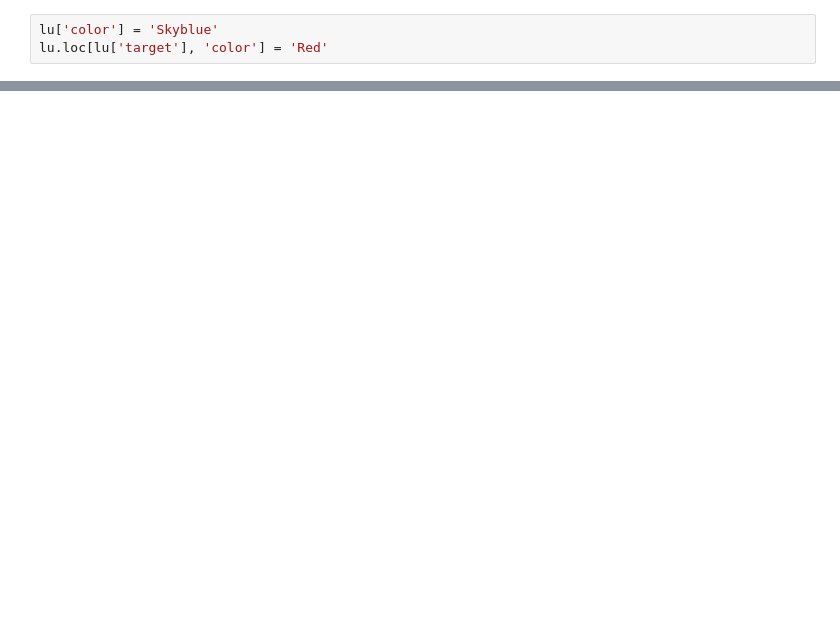
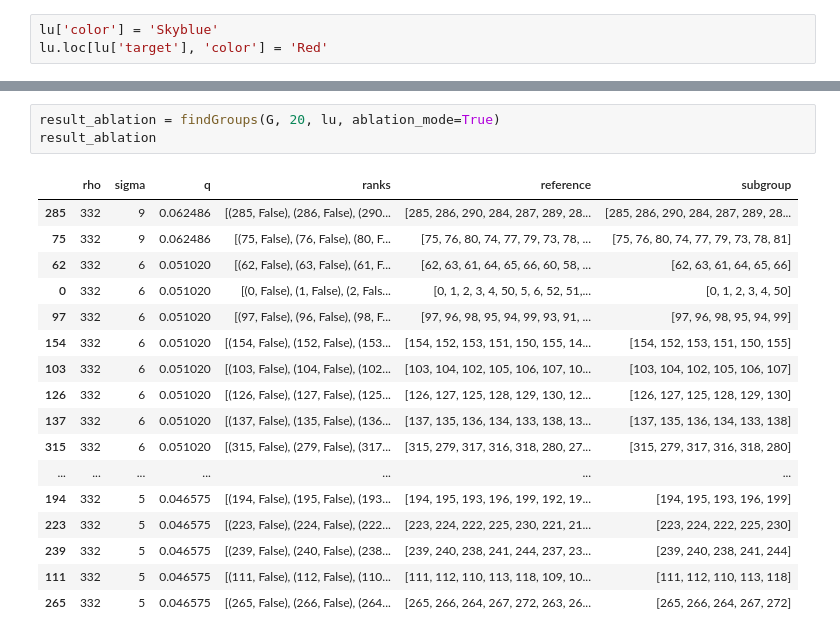
Before and after one commit to Michael-van-Vianen/TUEEMM-MTV, a Jupyter notebook: David_chemistry.ipynb, the cells around one changed output, grey strips where cells are left out. Drawn from its saved outputs; the diff is of its cells as text; blank space fills up the shorter version.

```diff
--- a/David_chemistry.ipynb
+++ b/David_chemistry.ipynb
@@ -163,0 +107,21 @@ plt.show()
+# %%
+result_ablation = findGroups(G, 20, lu, ablation_mode=True)
+result_ablation
+# %% [output]
+|  | rho | sigma | q | ranks | reference | subgroup |
+| 285 | 332 | 9 | 0.062486 | [(285, False), (286, False), (290... | [285, 286, 290, 284, 287, 289, 28... | [285, 286, 290, 284, 287, 289, 28... |
+| 75 | 332 | 9 | 0.062486 | [(75, False), (76, False), (80, F... | [75, 76, 80, 74, 77, 79, 73, 78, ... | [75, 76, 80, 74, 77, 79, 73, 78, 81] |
+| 62 | 332 | 6 | 0.051020 | [(62, False), (63, False), (61, F... | [62, 63, 61, 64, 65, 66, 60, 58, ... | [62, 63, 61, 64, 65, 66] |
+| 0 | 332 | 6 | 0.051020 | [(0, False), (1, False), (2, Fals... | [0, 1, 2, 3, 4, 50, 5, 6, 52, 51,... | [0, 1, 2, 3, 4, 50] |
+| 97 | 332 | 6 | 0.051020 | [(97, False), (96, False), (98, F... | [97, 96, 98, 95, 94, 99, 93, 91, ... | [97, 96, 98, 95, 94, 99] |
+| 154 | 332 | 6 | 0.051020 | [(154, False), (152, False), (153... | [154, 152, 153, 151, 150, 155, 14... | [154, 152, 153, 151, 150, 155] |
+| 103 | 332 | 6 | 0.051020 | [(103, False), (104, False), (102... | [103, 104, 102, 105, 106, 107, 10... | [103, 104, 102, 105, 106, 107] |
+| 126 | 332 | 6 | 0.051020 | [(126, False), (127, False), (125... | [126, 127, 125, 128, 129, 130, 12... | [126, 127, 125, 128, 129, 130] |
+| 137 | 332 | 6 | 0.051020 | [(137, False), (135, False), (136... | [137, 135, 136, 134, 133, 138, 13... | [137, 135, 136, 134, 133, 138] |
+| 315 | 332 | 6 | 0.051020 | [(315, False), (279, False), (317... | [315, 279, 317, 316, 318, 280, 27... | [315, 279, 317, 316, 318, 280] |
+| ... | ... | ... | ... | ... | ... | ... |
+| 194 | 332 | 5 | 0.046575 | [(194, False), (195, False), (193... | [194, 195, 193, 196, 199, 192, 19... | [194, 195, 193, 196, 199] |
+| 223 | 332 | 5 | 0.046575 | [(223, False), (224, False), (222... | [223, 224, 222, 225, 230, 221, 21... | [223, 224, 222, 225, 230] |
+| 239 | 332 | 5 | 0.046575 | [(239, False), (240, False), (238... | [239, 240, 238, 241, 244, 237, 23... | [239, 240, 238, 241, 244] |
+| 111 | 332 | 5 | 0.046575 | [(111, False), (112, False), (110... | [111, 112, 110, 113, 118, 109, 10... | [111, 112, 110, 113, 118] |
+| 265 | 332 | 5 | 0.046575 | [(265, False), (266, False), (264... | [265, 266, 264, 267, 272, 263, 26... | [265, 266, 264, 267, 272] |
```
Also changed, not shown: parts of 12 cells of this notebook, 2 other files.
